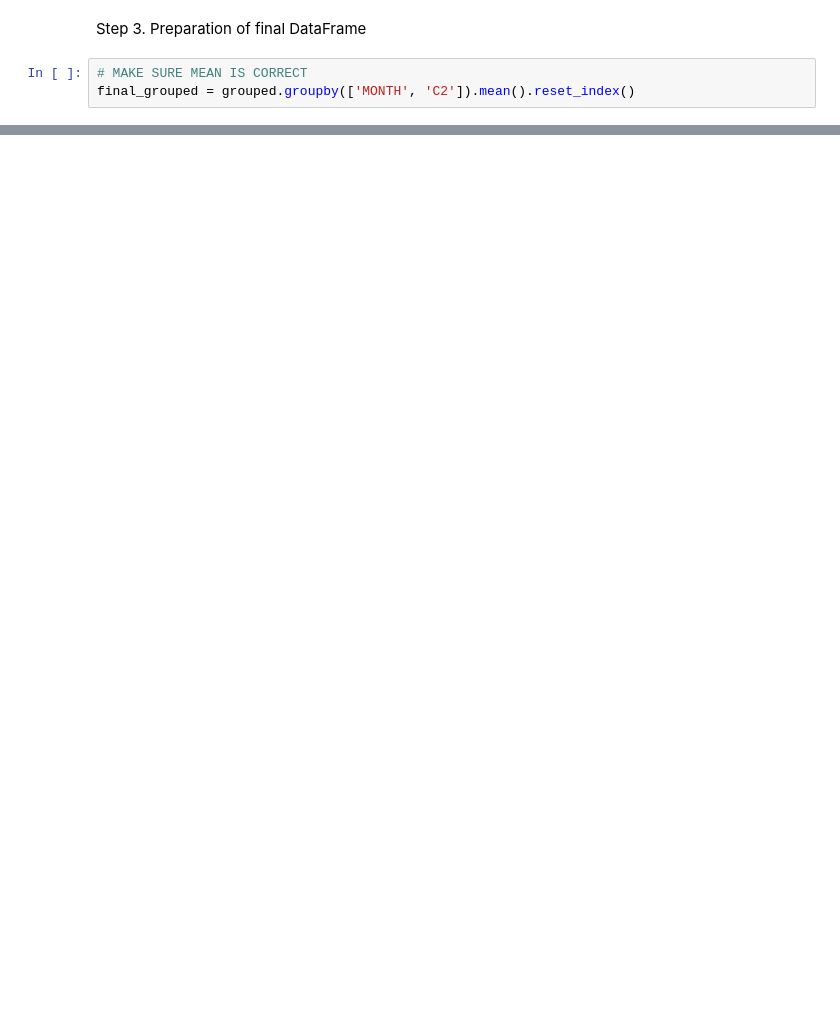
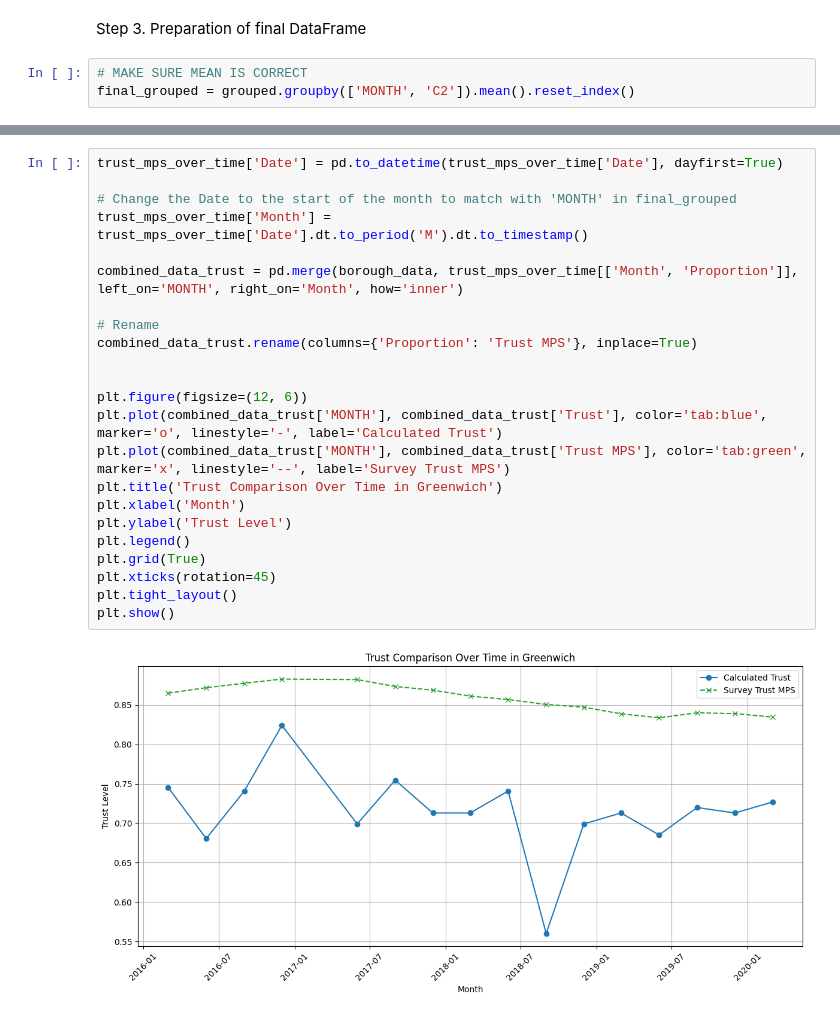
Before and after one commit to HNagouda/JBG050-DC2-Grp21, a Jupyter notebook: src/exploration/confidence_trust_advanced.ipynb, the cells around one changed output, grey strips where cells are left out. Drawn from its saved outputs; the diff is of its cells as text; blank space fills up the shorter version.

```diff
--- a/src/exploration/confidence_trust_advanced.ipynb
+++ b/src/exploration/confidence_trust_advanced.ipynb
@@ -259,0 +318,25 @@ See the caveats in the documentation: https://pandas.pydata.org/pandas-docs/stab
+# %%
+trust_mps_over_time['Date'] = pd.to_datetime(trust_mps_over_time['Date'], dayfirst=True)
+
+# Change the Date to the start of the month to match with 'MONTH' in final_grouped
+trust_mps_over_time['Month'] = trust_mps_over_time['Date'].dt.to_period('M').dt.to_timestamp()
+
+combined_data_trust = pd.merge(borough_data, trust_mps_over_time[['Month', 'Proportion']], left_on='MONTH', right_on='Month', how='inner')
+
+# Rename
+combined_data_trust.rename(columns={'Proportion': 'Trust MPS'}, inplace=True)
+
+
+plt.figure(figsize=(12, 6))
+plt.plot(combined_data_trust['MONTH'], combined_data_trust['Trust'], color='tab:blue', marker='o', linestyle='-', label='Calculated Trust')
+plt.plot(combined_data_trust['MONTH'], combined_data_trust['Trust MPS'], color='tab:green', marker='x', linestyle='--', label='Survey Trust MPS')
+plt.title('Trust Comparison Over Time in Greenwich')
+plt.xlabel('Month')
+plt.ylabel('Trust Level')
+plt.legend()
+plt.grid(True)
+plt.xticks(rotation=45)
+plt.tight_layout()
+plt.show()
+# %% [output]
+[figure, added]
```
Also changed, not shown: parts of 10 cells of this notebook.
